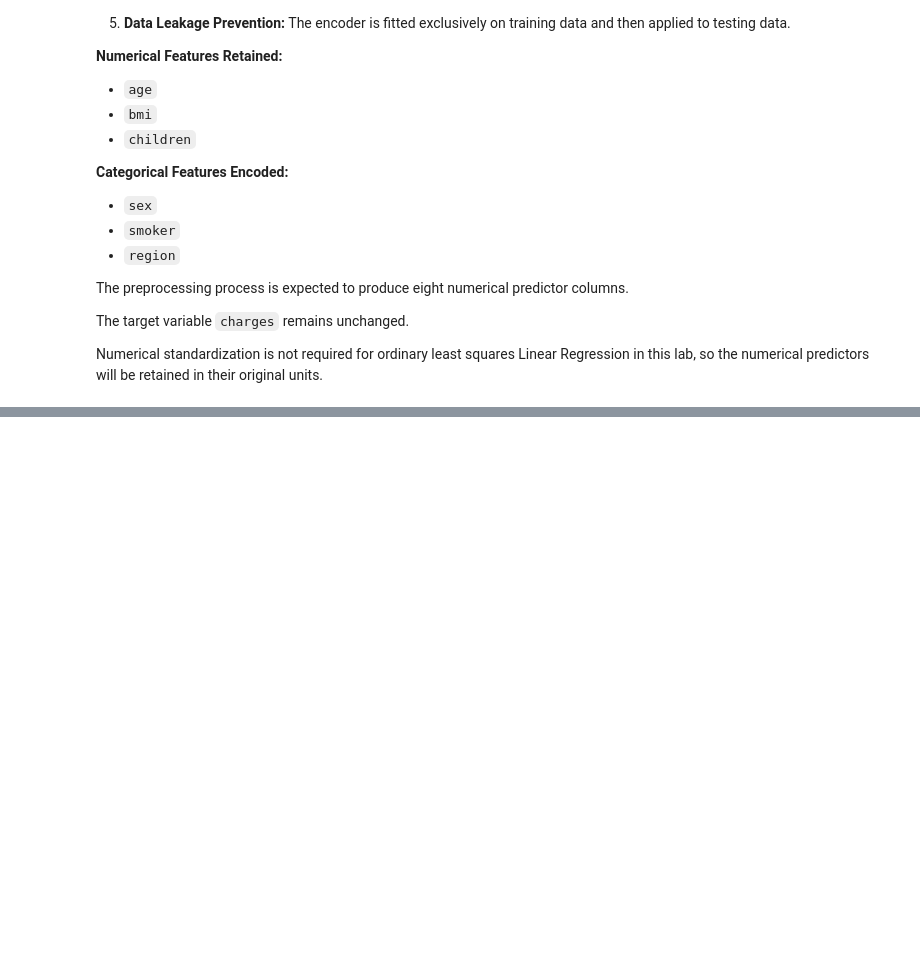
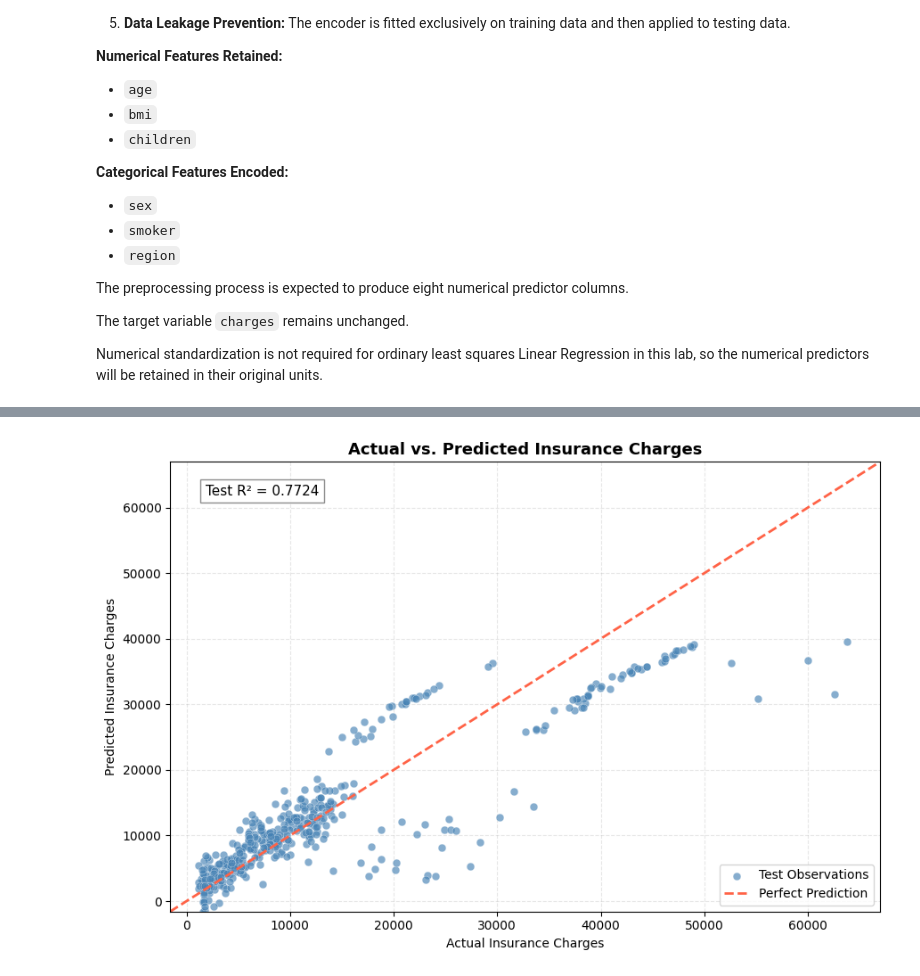
Before and after one commit to UbaidUllah777/Lab3-Fraud-Detection-Insurance-Cost-Prediction, a Jupyter notebook: Ubaid_Ullah_9110715_1_Lab3.ipynb, the cells around one changed output, grey strips where cells are left out. Cells and saved outputs as stored; diff of their text form; code cells hidden in the pictures; blank space fills up the shorter version.

Commit message:
feat: complete insurance cost regression and model diagnostics

```diff
--- a/Ubaid_Ullah_9110715_1_Lab3.ipynb
+++ b/Ubaid_Ullah_9110715_1_Lab3.ipynb
@@ -2725,0 +3053,73 @@ print(
+# %%
+
+# Create an actual versus predicted scatterplot
+fig, ax = plt.subplots(figsize=(9, 6))
+
+ax.scatter(
+    y_insurance_test,
+    y_insurance_pred,
+    color="steelblue",
+    alpha=0.65,
+    s=40,
+    edgecolors="white",
+    linewidths=0.3,
+    label="Test Observations"
+)
+
+# Determine common limits for a fair comparison
+all_values = np.concatenate([
+    y_insurance_test.to_numpy(),
+    y_insurance_pred
+])
+
+plot_min = min(0, all_values.min())
+plot_max = all_values.max() * 1.05
+
+# Add the perfect prediction reference line
+ax.plot(
+    [plot_min, plot_max],
+    [plot_min, plot_max],
+    color="tomato",
+    linestyle="--",
+    linewidth=2,
+    label="Perfect Prediction"
+)
+
+# Use identical scales on both axes
+ax.set_xlim(plot_min, plot_max)
+ax.set_ylim(plot_min, plot_max)
+
+# Add descriptive labels
+ax.set_title(
+    "Actual vs. Predicted Insurance Charges",
+    fontsize=13,
+    fontweight="bold"
+)
+
+ax.set_xlabel("Actual Insurance Charges")
+ax.set_ylabel("Predicted Insurance Charges")
+
+# Display the model R² score
+ax.text(
+    0.05,
+    0.95,
+    f"Test R² = {test_metrics['R2']:.4f}",
+    transform=ax.transAxes,
+    fontsize=11,
+    va="top",
+    bbox=dict(
+        facecolor="white",
+        edgecolor="gray",
+        alpha=0.9
+    )
+)
+
+# Improve readability
+ax.legend(loc="lower right")
+ax.grid(linestyle="--", alpha=0.3)
+ax.set_axisbelow(True)
+
+plt.tight_layout()
+plt.show()
+# %% [output]
+[figure, added]
```
Also changed, not shown: parts of 17 cells of this notebook.
